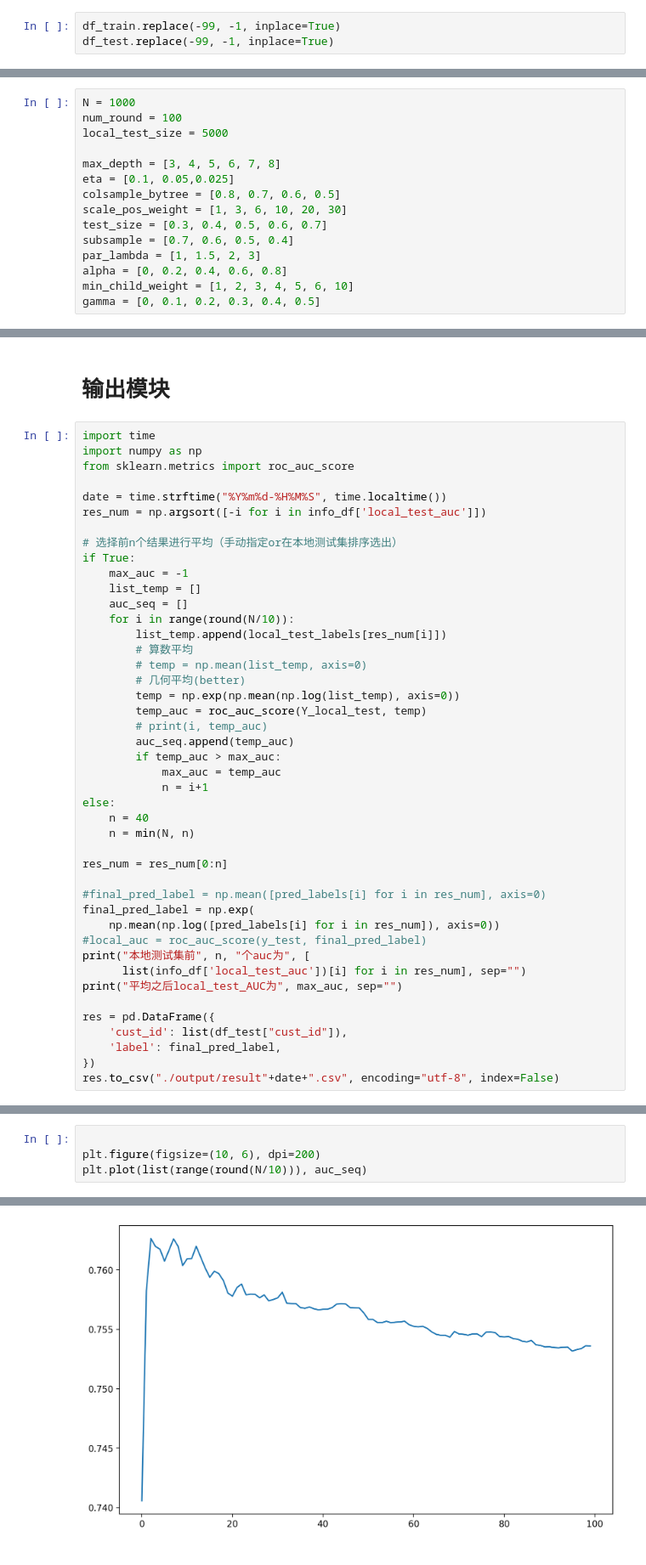
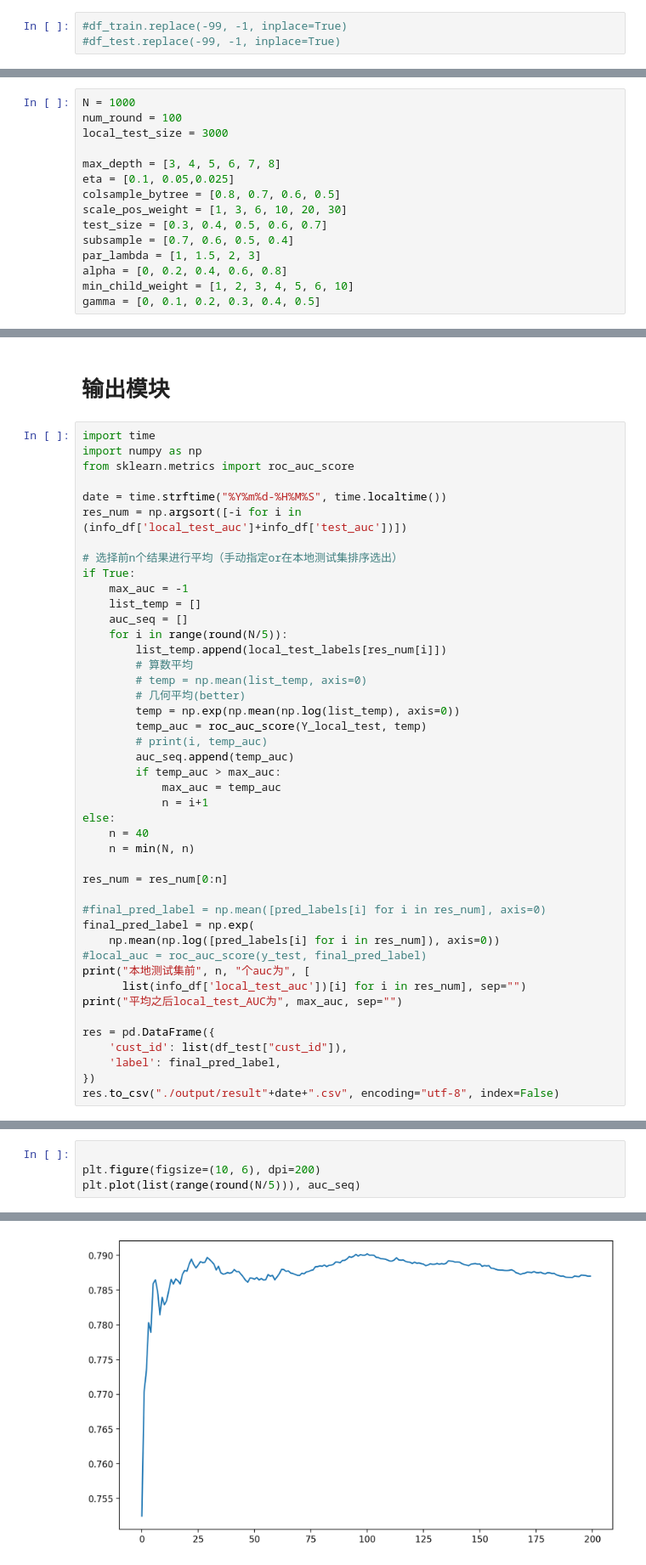
Before and after one commit to tassadar667/Take-down-SHUMO, a Jupyter notebook: 数据处理.ipynb, the cells around one changed output, grey strips where cells are left out. Shown at 85% size. Cells and saved outputs as stored; diff of their text form.

```diff
--- a/数据处理.ipynb
+++ b/数据处理.ipynb
@@ -119,8 +119,8 @@ df_test = delnan(test_data)
 # %% [markdown]
 ## 处理-99
 # %%
-df_train.replace(-99, -1, inplace=True)
-df_test.replace(-99, -1, inplace=True)
+#df_train.replace(-99, -1, inplace=True)
+#df_test.replace(-99, -1, inplace=True)
 # %% [markdown]
 ## 主成分分析（效果不好）
 # %%
@@ -287,7 +287,7 @@ df_train.to_csv("train_input.csv", encoding='utf-8')
 # %%
 N = 1000
 num_round = 100
-local_test_size = 5000
+local_test_size = 3000
 
 max_depth = [3, 4, 5, 6, 7, 8]
 eta = [0.1, 0.05,0.025]
@@ -460,14 +461,14 @@ import numpy as np
 from sklearn.metrics import roc_auc_score
 
 date = time.strftime("%Y%m%d-%H%M%S", time.localtime())
-res_num = np.argsort([-i for i in info_df['local_test_auc']])
+res_num = np.argsort([-i for i in (info_df['local_test_auc']+info_df['test_auc'])])
 
 # 选择前n个结果进行平均（手动指定or在本地测试集排序选出）
 if True:
     max_auc = -1
     list_temp = []
     auc_seq = []
-    for i in range(round(N/10)):
+    for i in range(round(N/5)):
         list_temp.append(local_test_labels[res_num[i]])
         # 算数平均
         # temp = np.mean(list_temp, axis=0)
@@ -504,10 +505,10 @@ res.to_csv("./output/result"+date+".csv", encoding="utf-8", index=False)
 # %%
 
 plt.figure(figsize=(10, 6), dpi=200)
-plt.plot(list(range(round(N/10))), auc_seq)
+plt.plot(list(range(round(N/5))), auc_seq)
 # %% [output]
 [<matplotlib.lines.Line2D at 0x...>]
-[figure, old version]
+[figure, new version]
 # %% [markdown]
 # 一些tips
 
```
Also changed, not shown: parts of 5 cells of this notebook, 3 other files.
